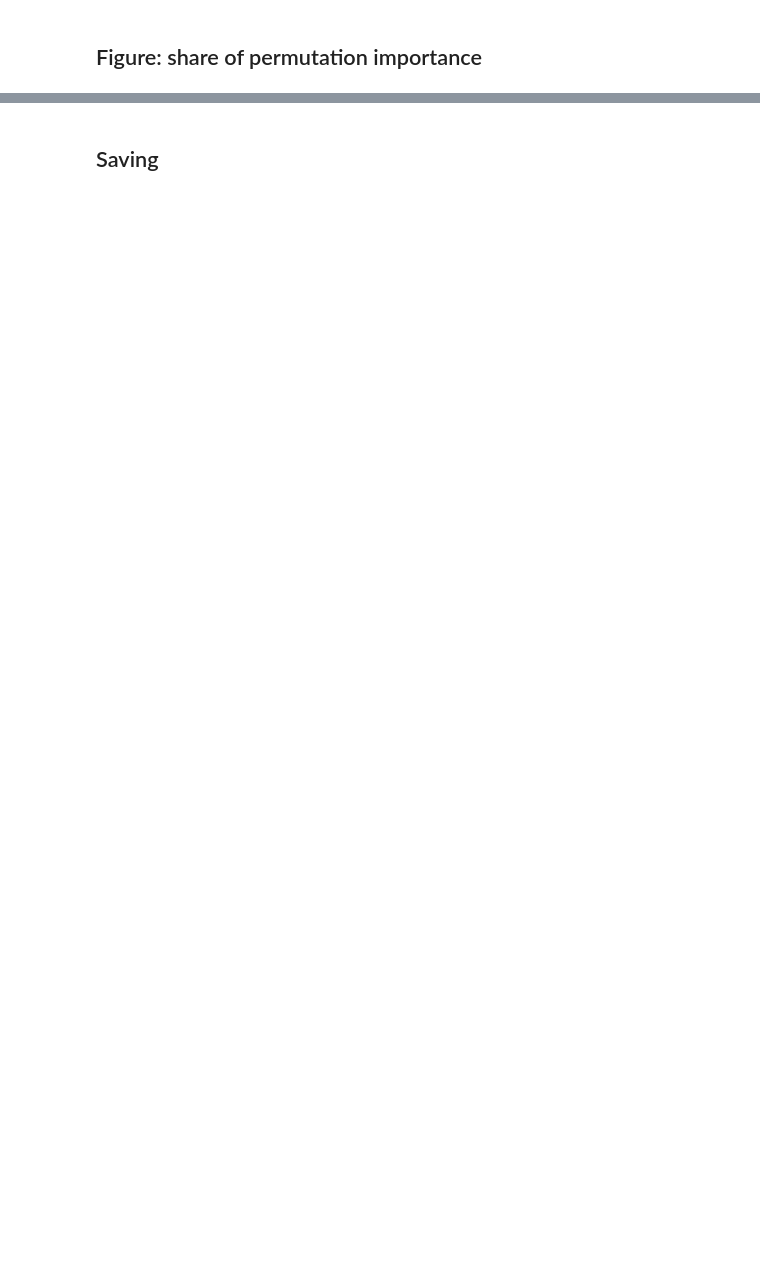
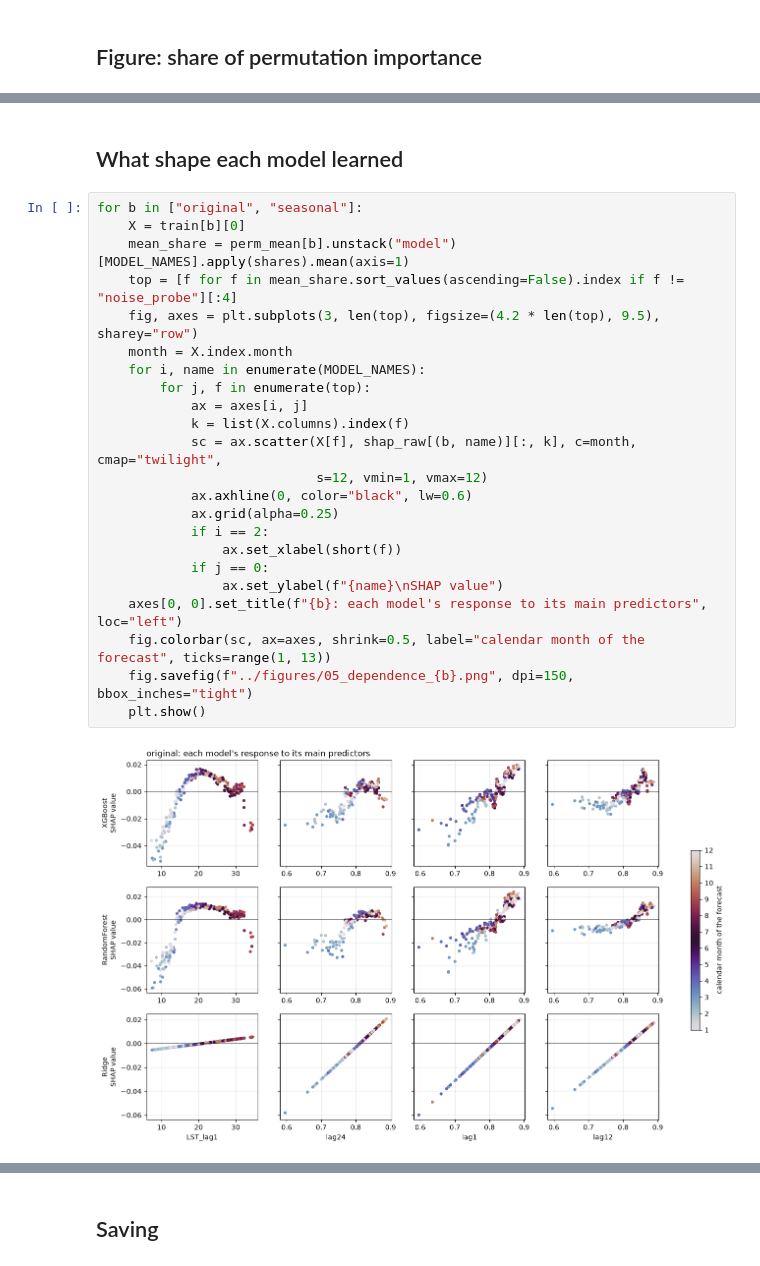
Before and after one commit to ilyes-khayati/forest-ndvi-xai-comparison, a Jupyter notebook: notebooks/05_attribution.ipynb, the cells around one changed output, grey strips where cells are left out. Saved outputs shown, nothing was run; the diff lists cells and outputs as text; blank space fills up the shorter version.

```diff
--- a/notebooks/05_attribution.ipynb
+++ b/notebooks/05_attribution.ipynb
@@ -504,0 +607,27 @@ plt.show()
+# %% [markdown]
+## What shape each model learned
+# %%
+for b in ["original", "seasonal"]:
+    X = train[b][0]
+    mean_share = perm_mean[b].unstack("model")[MODEL_NAMES].apply(shares).mean(axis=1)
+    top = [f for f in mean_share.sort_values(ascending=False).index if f != "noise_probe"][:4]
+    fig, axes = plt.subplots(3, len(top), figsize=(4.2 * len(top), 9.5), sharey="row")
+    month = X.index.month
+    for i, name in enumerate(MODEL_NAMES):
+        for j, f in enumerate(top):
+            ax = axes[i, j]
+            k = list(X.columns).index(f)
+            sc = ax.scatter(X[f], shap_raw[(b, name)][:, k], c=month, cmap="twilight",
+                            s=12, vmin=1, vmax=12)
+            ax.axhline(0, color="black", lw=0.6)
+            ax.grid(alpha=0.25)
+            if i == 2:
+                ax.set_xlabel(short(f))
+            if j == 0:
+                ax.set_ylabel(f"{name}\nSHAP value")
+    axes[0, 0].set_title(f"{b}: each model's response to its main predictors", loc="left")
+    fig.colorbar(sc, ax=axes, shrink=0.5, label="calendar month of the forecast", ticks=range(1, 13))
+    fig.savefig(f"../figures/05_dependence_{b}.png", dpi=150, bbox_inches="tight")
+    plt.show()
+# %% [output]
+[figure, added]
```
Also changed, not shown: parts of 21 cells of this notebook, 23 other files.
